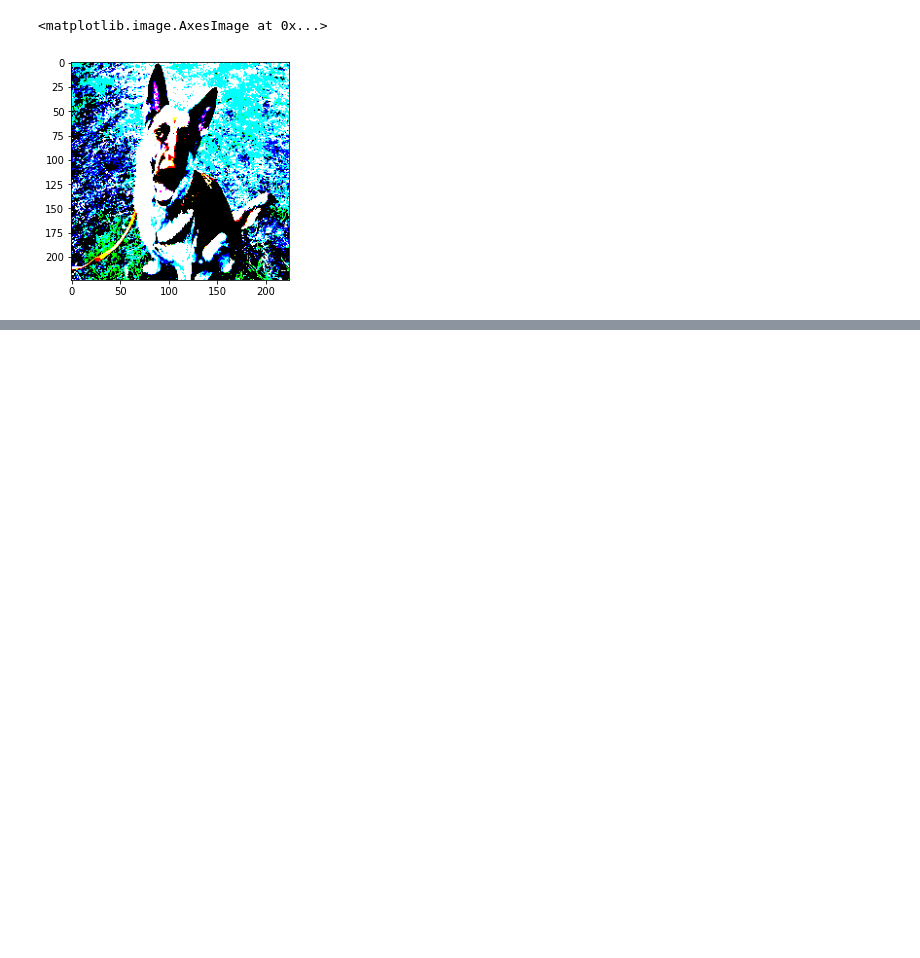
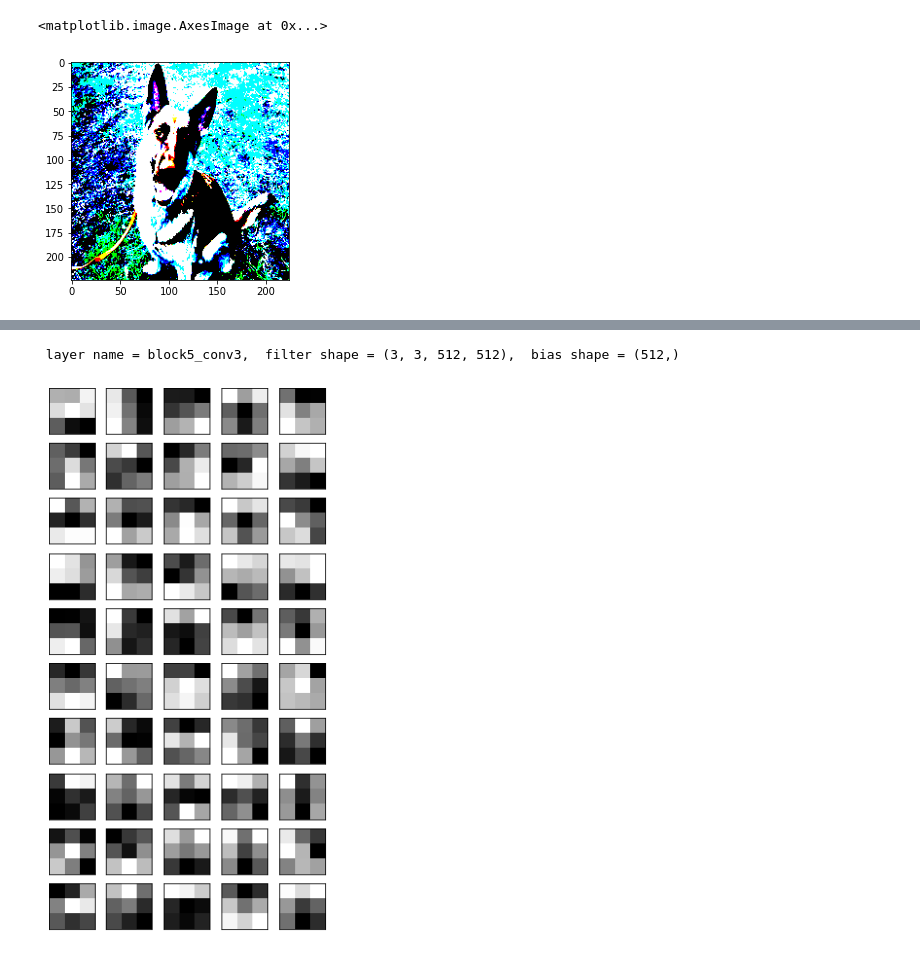
Before and after one commit to HitoshiIyatomi/IIP1, a Jupyter notebook: 07_Keras/03_ImageRecognition_VGG.ipynb, the cells around one changed output, grey strips where cells are left out. Cells and saved outputs as stored; diff of their text form; code cells hidden in the pictures; blank space fills up the shorter version.

```diff
--- a/07_Keras/03_ImageRecognition_VGG.ipynb
+++ b/07_Keras/03_ImageRecognition_VGG.ipynb
@@ -117,0 +176,37 @@ Downloading data from https://storage.googleapis.com/download.tensorflow.org/dat
+# %%
+# visualize the arbitorary convolution filter ( ex: conv5_3)
+# conv5_3 has 512 maps.
+
+layer = model.layers[17]
+
+if 'conv' in layer.name:
+    filters, biases = layer.get_weights()
+    print(f' layer name = {layer.name},  filter shape = {filters.shape},  bias shape = {biases.shape}')
+else:
+    print('this is not conv layer')
+
+# visualize first 10 filters
+# since conv5-2 and conv5-3 has 512 maps,
+# this kernel shape is 3x3x512x512
+# this show only 5 maps for conv5-2
+
+f = pyplot.figure(figsize=(5,10))
+# plot first few filters
+n_filters, ix = 10, 1
+for i in range(n_filters):
+	# get the filter
+	f = filters[:, :, :, i]
+	# plot each channel separately
+	for j in range(5): # Here j is index for the first three maps in the former layer
+		# specify subplot and turn of axis
+		ax = pyplot.subplot(n_filters, 5, ix)
+		ax.set_xticks([])
+		ax.set_yticks([])
+		# plot filter channel in grayscale
+		pyplot.imshow(f[:, :, j], cmap='gray')
+		ix += 1
+# show the figure
+pyplot.show()
+# %% [output]
+ layer name = block5_conv3,  filter shape = (3, 3, 512, 512),  bias shape = (512,)
+[figure, added]
```
Also changed, not shown: parts of 6 cells of this notebook.
